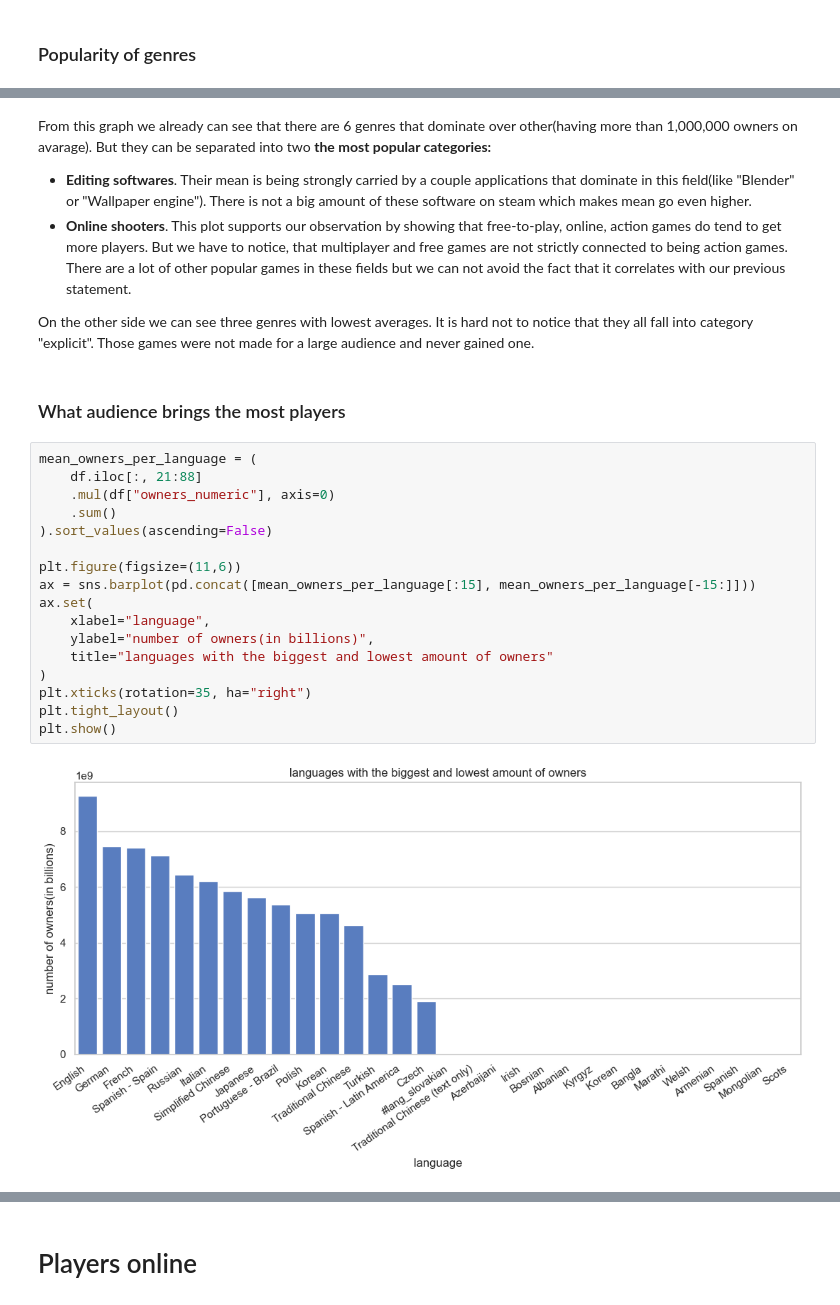
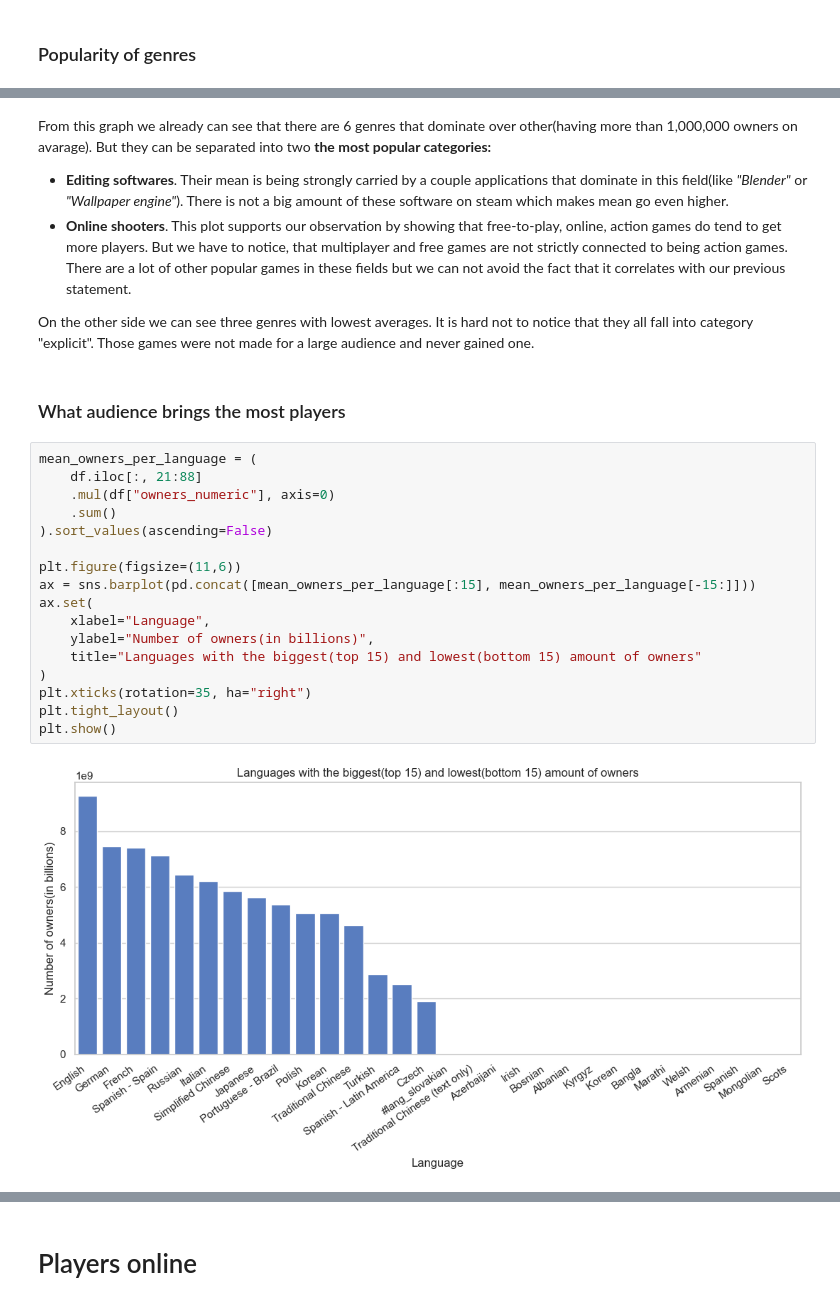
Before and after one commit to maksymkapravyi/steam-data-gathering-and-analysis, a Jupyter notebook: notebooks/steam_data_analysis.ipynb, the cells around one changed output, grey strips where cells are left out. Cells and saved outputs as stored; diff of their text form.

```diff
--- a/notebooks/steam_data_analysis.ipynb
+++ b/notebooks/steam_data_analysis.ipynb
@@ -164,6 +176,6 @@ plt.show()
 # %% [markdown]
 From this graph we already can see that there are 6 genres that dominate over other(having more than 1,000,000 owners on avarage). But they can be separated into two __the most popular categories:__
-* __Editing softwares__. Their mean is being strongly carried by a couple applications that dominate in this field(like "Blender" or "Wallpaper engine"). There is not a big amount of these software on steam which makes mean go even higher.
+* __Editing softwares__. Their mean is being strongly carried by a couple applications that dominate in this field(like _"Blender"_ or _"Wallpaper engine"_). There is not a big amount of these software on steam which makes mean go even higher.
 * __Online shooters__. This plot supports our observation by showing that free-to-play, online, action games do tend to get more players. But we have to notice, that multiplayer and free games are not strictly connected to being action games. There are a lot of other popular games in these fields but we can not avoid the fact that it correlates with our previous statement.
 
 
@@ -173,20 +185,20 @@ On the other side we can see three genres with lowest averages. It is hard not t
 # %%
 mean_owners_per_language = (
     df.iloc[:, 21:88]
     .mul(df["owners_numeric"], axis=0)
     .sum()
 ).sort_values(ascending=False)
 
 plt.figure(figsize=(11,6))
 ax = sns.barplot(pd.concat([mean_owners_per_language[:15], mean_owners_per_language[-15:]]))
 ax.set(
-    xlabel="language",
-    ylabel="number of owners(in billions)",
-    title="languages with the biggest and lowest amount of owners"
+    xlabel="Language",
+    ylabel="Number of owners(in billions)",
+    title="Languages with the biggest(top 15) and lowest(bottom 15) amount of owners"
 )
 plt.xticks(rotation=35, ha="right")
 plt.tight_layout()
 plt.show()
 # %% [output]
-[figure, old version]
+[figure, new version]
 # %% [markdown]
```
Also changed, not shown: parts of 32 cells of this notebook.
